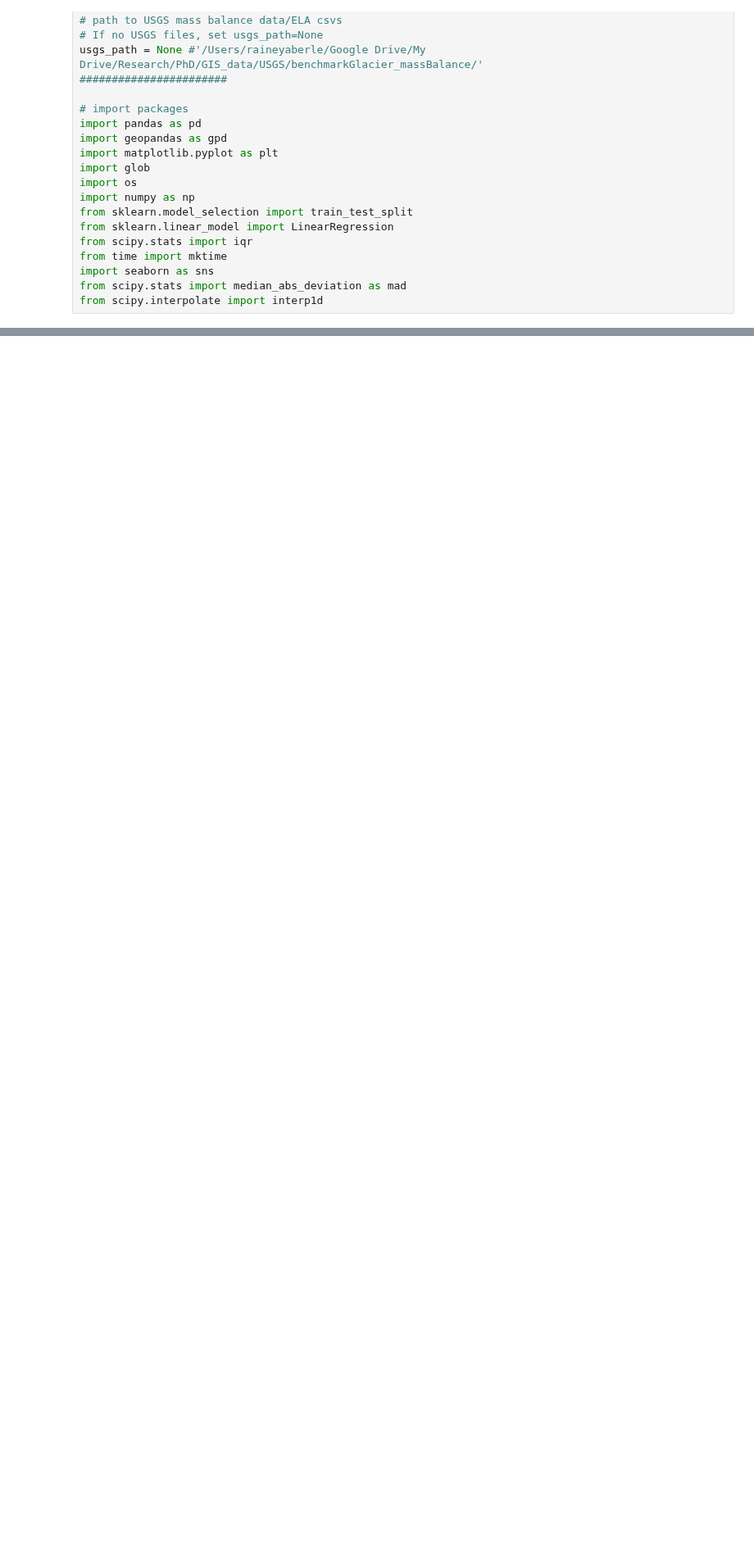
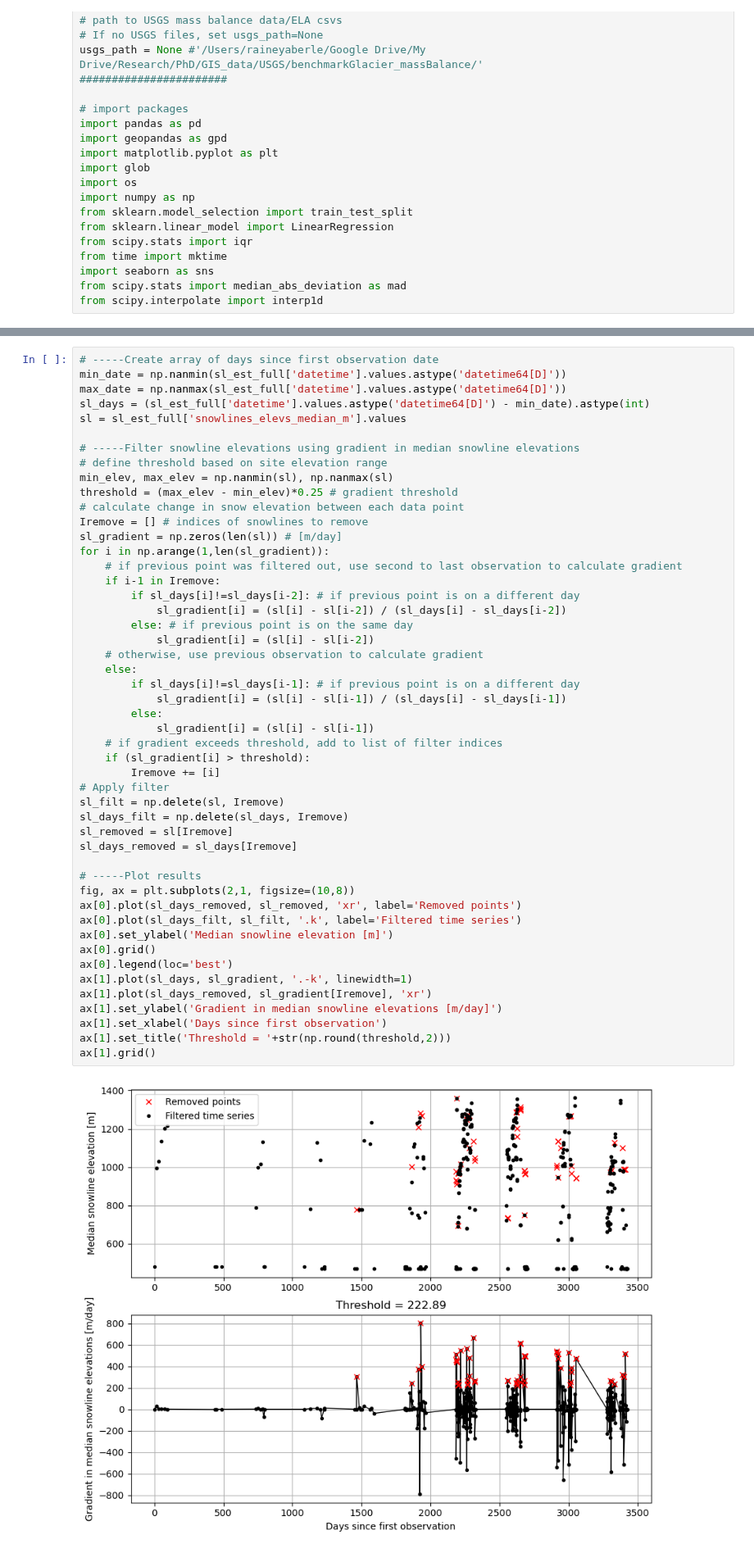
Before and after one commit to RaineyAbe/glacier-snow-cover-mapping, a Jupyter notebook: notebooks/drafts_untested/filter_snowline_timeseries_automatic.ipynb, the cells around one changed output, grey strips where cells are left out. Shown at 82% size. Cells and saved outputs as stored; diff of their text form; blank space fills up the shorter version.

Commit message:
manual filtering method, working on automated filtering method

```diff
--- a/notebooks/drafts_untested/filter_snowline_timeseries_automatic.ipynb
+++ b/notebooks/drafts_untested/filter_snowline_timeseries_automatic.ipynb
@@ -74,0 +75,51 @@ sl_est_full
+# %%
+# -----Create array of days since first observation date
+min_date = np.nanmin(sl_est_full['datetime'].values.astype('datetime64[D]'))
+max_date = np.nanmax(sl_est_full['datetime'].values.astype('datetime64[D]'))
+sl_days = (sl_est_full['datetime'].values.astype('datetime64[D]') - min_date).astype(int)
+sl = sl_est_full['snowlines_elevs_median_m'].values
+
+# -----Filter snowline elevations using gradient in median snowline elevations
+# define threshold based on site elevation range
+min_elev, max_elev = np.nanmin(sl), np.nanmax(sl)
+threshold = (max_elev - min_elev)*0.25 # gradient threshold
+# calculate change in snow elevation between each data point
+Iremove = [] # indices of snowlines to remove
+sl_gradient = np.zeros(len(sl)) # [m/day]
+for i in np.arange(1,len(sl_gradient)):
+    # if previous point was filtered out, use second to last observation to calculate gradient
+    if i-1 in Iremove:
+        if sl_days[i]!=sl_days[i-2]: # if previous point is on a different day
+            sl_gradient[i] = (sl[i] - sl[i-2]) / (sl_days[i] - sl_days[i-2])
+        else: # if previous point is on the same day
+            sl_gradient[i] = (sl[i] - sl[i-2])
+    # otherwise, use previous observation to calculate gradient
+    else:
+        if sl_days[i]!=sl_days[i-1]: # if previous point is on a different day
+            sl_gradient[i] = (sl[i] - sl[i-1]) / (sl_days[i] - sl_days[i-1])
+        else:
+            sl_gradient[i] = (sl[i] - sl[i-1])
+    # if gradient exceeds threshold, add to list of filter indices
+    if (sl_gradient[i] > threshold):
+        Iremove += [i]
+# Apply filter
+sl_filt = np.delete(sl, Iremove)
+sl_days_filt = np.delete(sl_days, Iremove)
+sl_removed = sl[Iremove]
+sl_days_removed = sl_days[Iremove]
+
+# -----Plot results
+fig, ax = plt.subplots(2,1, figsize=(10,8))
+ax[0].plot(sl_days_removed, sl_removed, 'xr', label='Removed points')
+ax[0].plot(sl_days_filt, sl_filt, '.k', label='Filtered time series')
+ax[0].set_ylabel('Median snowline elevation [m]')
+ax[0].grid()
+ax[0].legend(loc='best')
+ax[1].plot(sl_days, sl_gradient, '.-k', linewidth=1)
+ax[1].plot(sl_days_removed, sl_gradient[Iremove], 'xr')
+ax[1].set_ylabel('Gradient in median snowline elevations [m/day]')
+ax[1].set_xlabel('Days since first observation')
+ax[1].set_title('Threshold = '+str(np.round(threshold,2)))
+ax[1].grid()
+# %% [output]
+[figure, added]
```
Also changed, not shown: parts of 8 cells of this notebook, 4 other files.
